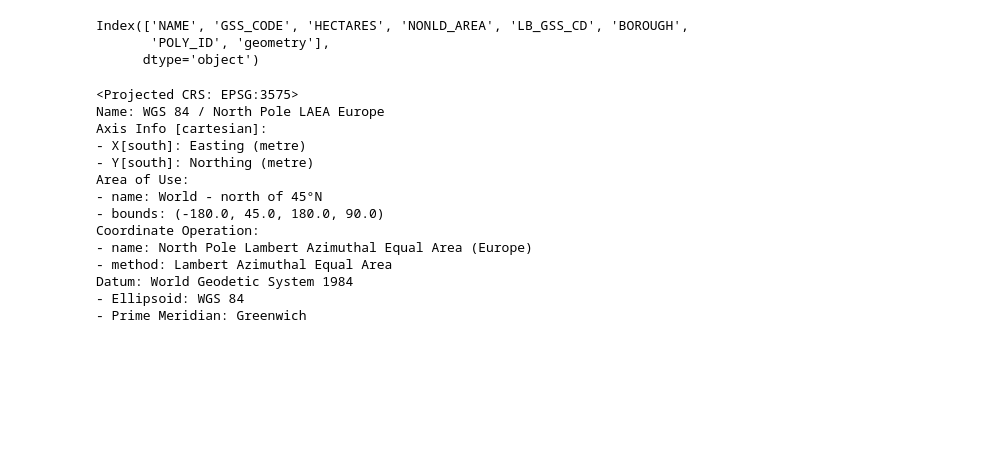
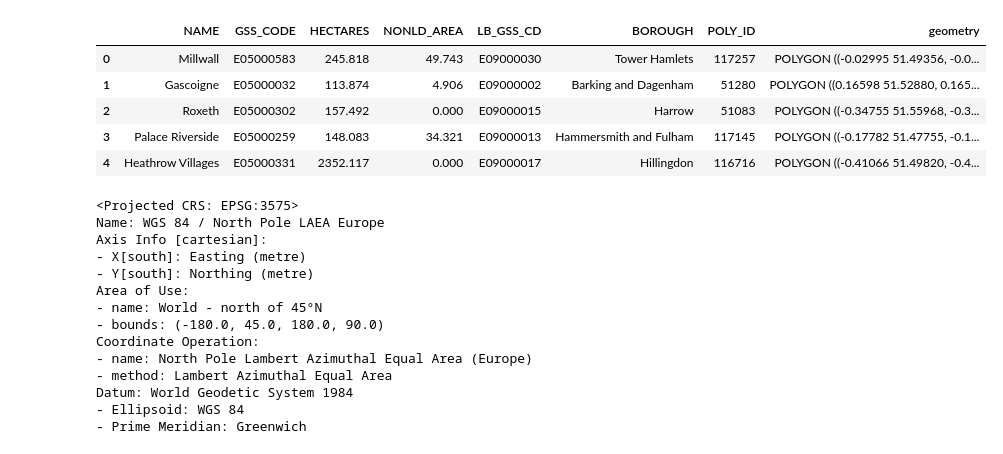
Before and after one commit to narges-mohammadi/Spatial-Python-2020-Homework, a Jupyter notebook: Solution_03_Vector.ipynb, the cells around one changed output. Saved outputs shown, nothing was run; the diff lists cells and outputs as text; code cells hidden in the pictures; blank space fills up the shorter version.

```diff
--- a/Solution_03_Vector.ipynb
+++ b/Solution_03_Vector.ipynb
@@ -38,13 +42,17 @@ plt.show()
 # %%
 #2) How many boroughs are contained in the dataset?
 london_boroughs.tail()
 london_boroughs.BOROUGH
 london_boroughs.columns
+london_boroughs.head()
 #london_boroughs.BOROUGH.unique
 # %% [output]
-Index(['NAME', 'GSS_CODE', 'HECTARES', 'NONLD_AREA', 'LB_GSS_CD', 'BOROUGH',
-       'POLY_ID', 'geometry'],
-      dtype='object')
+|  | NAME | GSS_CODE | HECTARES | NONLD_AREA | LB_GSS_CD | BOROUGH | POLY_ID | geometry |
+| 0 | Millwall | E05000583 | 245.818 | 49.743 | E09000030 | Tower Hamlets | 117257 | POLYGON ((-0.02995 51.49356, -0.0... |
+| 1 | Gascoigne | E05000032 | 113.874 | 4.906 | E09000002 | Barking and Dagenham | 51280 | POLYGON ((0.16598 51.52880, 0.165... |
+| 2 | Roxeth | E05000302 | 157.492 | 0.000 | E09000015 | Harrow | 51083 | POLYGON ((-0.34755 51.55968, -0.3... |
+| 3 | Palace Riverside | E05000259 | 148.083 | 34.321 | E09000013 | Hammersmith and Fulham | 117145 | POLYGON ((-0.17782 51.47755, -0.1... |
+| 4 | Heathrow Villages | E05000331 | 2352.117 | 0.000 | E09000017 | Hillingdon | 116716 | POLYGON ((-0.41066 51.49820, -0.4... |
 # %%
 #?????3) Change the coordinate system of the dataset to an area equal representation.
 #Find out the difference between the method of an object and the attribute of an object.
```
Also changed, not shown: parts of 2 cells of this notebook.
